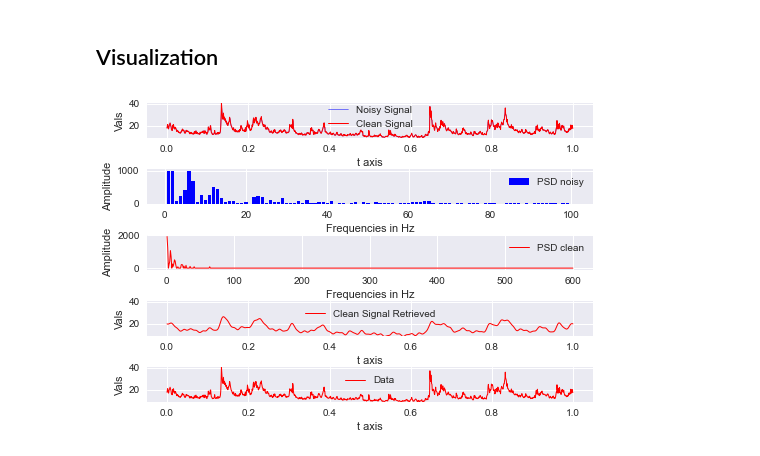
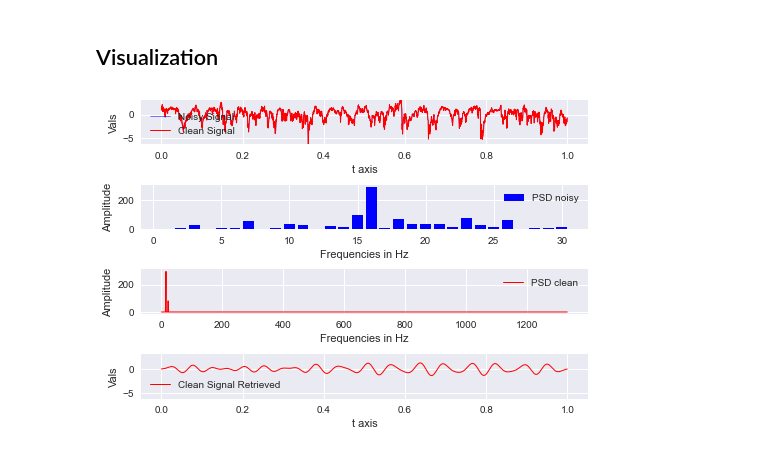
Before and after one commit to lotharm/Analysis, a Jupyter notebook: Fourier.ipynb, the cells around one changed output. Drawn from its saved outputs; the diff is of its cells as text; code cells hidden in the pictures.

```diff
--- a/Fourier.ipynb
+++ b/Fourier.ipynb
@@ -24,10 +24,12 @@ df = pd.read_csv(mypath + "VIX.csv",sep=";",decimal=',',
                             index_col=0)
 # %%
 df=df.sort_index()
-df=df.truncate(before=startdatum)
-df=df.truncate(after=enddatum)
+#df=df.truncate(before=startdatum)
+#df=df.truncate(after=enddatum)
+
+target_column = "z-score"
 
 df
 df.index[:-1]
-df["Close"].plot()
+df[target_column].plot()
 # %% [output]
@@ -36,14 +38,15 @@ df["Close"].plot()
 # %%
-#df["Close"].plot()
-df[:10]
 
-df_np =df["Close"].to_numpy()
+df_np =df[target_column].to_numpy()
 signal = df_np
 print(type(df_np))
-
-#print(signal)
+#remove NaNs
+nan_array = np.isnan(signal)
+not_nan_array = ~ nan_array
+signal = signal[not_nan_array]
 signal_clean = signal
 
 minsignal, maxsignal = signal.min(), signal.max()
+print(maxsignal)
 # %% [output]
 <class 'numpy.ndarray'>
@@ -50,7 +54,7 @@ minsignal, maxsignal = signal.min(), signal.max()
 # %% [markdown]
 ## Compute Fourier Transform
 # %%
-n = len(df_np)
+n = len(signal)
 dt = 1.0/n
 t = np.arange(0, 1, dt)
 
@@ -66,7 +70,10 @@ len(t)
 ## Filter out noise
 # %%
 threshold = 80
-psd_idxs = psd > threshold #array of 0 and 1
+psd_idxs = psd != 16# threshold #array of 0 and 1
+psd_idxs2 = psd > threshold
+psd_idxs=psd_idxs*psd_idxs2
+
 psd_clean = psd * psd_idxs #zero out all the unnecessary powers
 fhat_clean = psd_idxs * fhat #used to retrieve the signal
 
@@ -74,43 +81,38 @@ signal_filtered = np.fft.ifft(fhat_clean) #inverse fourier transform
 # %% [markdown]
 ## Visualization
 # %%
-freqmax = 100
-maxamp = 1000
+freqmax = 30
+maxamp = 2000
 
 psd = np.clip(psd,0,maxamp)
 
-fig, ax = plt.subplots(5,1)
+fig, ax = plt.subplots(4,1)
 ax[0].plot(t, signal, color='b', lw=0.5, label='Noisy Signal')
 ax[0].plot(t, signal_clean, color='r', lw=1, label='Clean Signal')
 ax[0].set_ylim([minsignal, maxsignal])
 ax[0].set_xlabel('t axis')
 ax[0].set_ylabel('Vals')
 ax[0].legend()
 
 ax[1].bar(freq[idxs_half][:freqmax], np.abs(psd[idxs_half][:freqmax]), color='b', lw=0.5, label='PSD noisy')
 ax[1].set_xlabel('Frequencies in Hz')
 ax[1].set_ylabel('Amplitude')
 ax[1].legend()
 
 ax[2].plot(freq[idxs_half], np.abs(psd_clean[idxs_half]), color='r', lw=1, label='PSD clean')
 ax[2].set_xlabel('Frequencies in Hz')
 ax[2].set_ylabel('Amplitude')
 ax[2].legend()
 
 ax[3].plot(t, signal_filtered, color='r', lw=1, label='Clean Signal Retrieved')
 ax[3].set_ylim([minsignal, maxsignal])
 ax[3].set_xlabel('t axis')
 ax[3].set_ylabel('Vals')
 ax[3].legend()
 
-ax[4].plot(t, df["Close"], color='r', lw=1, label='Data')
-ax[4].set_ylim([minsignal, maxsignal])
-ax[4].set_xlabel('t axis')
-ax[4].set_ylabel('Vals')
-ax[4].legend()
 
 
 plt.subplots_adjust(hspace=0.9)
 plt.savefig('signal-analysis.png', bbox_inches='tight', dpi=300)
 # %% [output]
-[figure, old version]
+[figure, new version]
```
Also changed, not shown: parts of 4 cells of this notebook, 8 other files.
